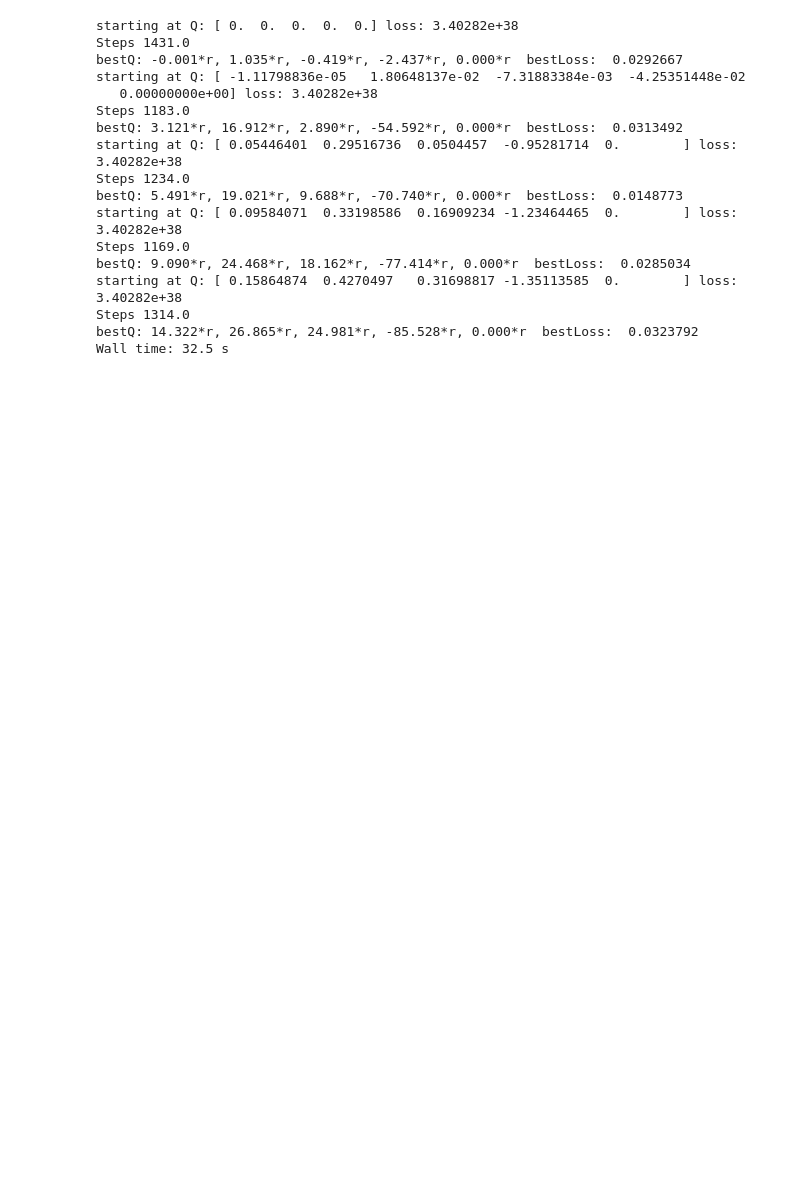
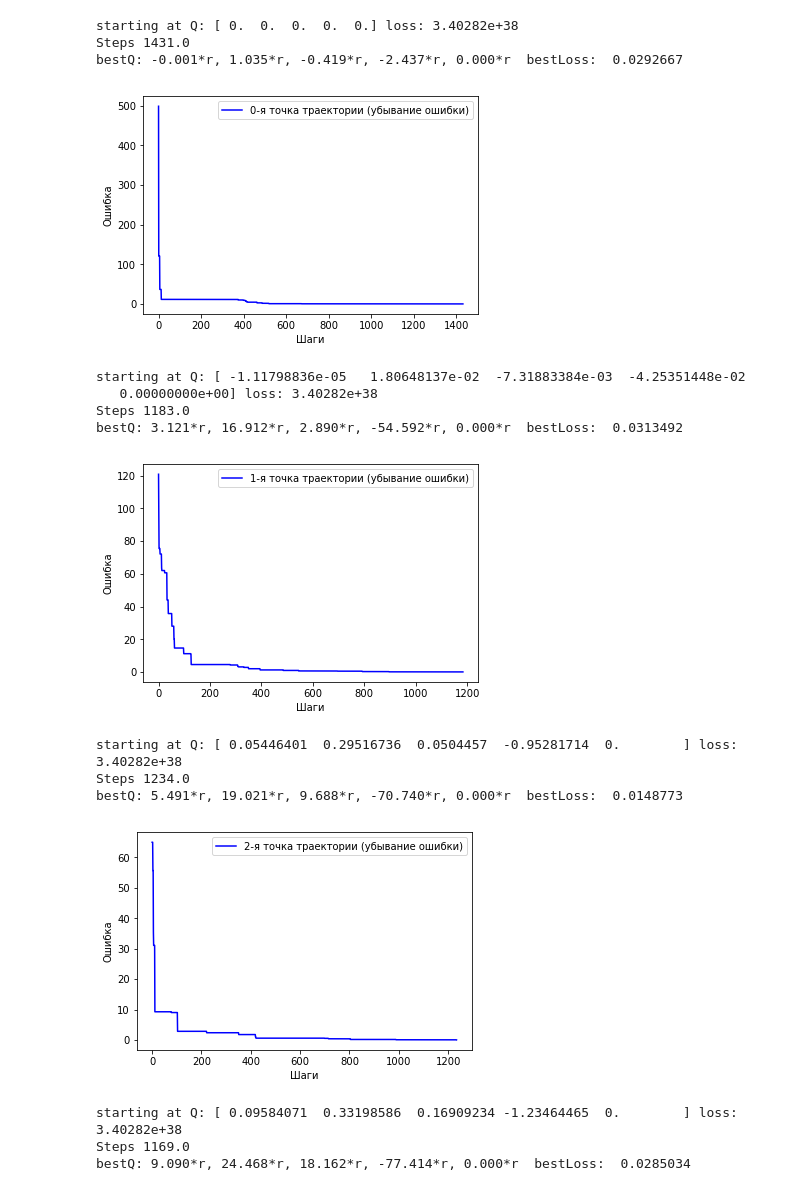
Before and after one commit to TepMex/TFRobot, a Jupyter notebook: TFRobot.ipynb, the cells around one changed output. Drawn from its saved outputs; the diff is of its cells as text; code cells hidden in the pictures; blank space fills up the shorter version.

```diff
--- a/TFRobot.ipynb
+++ b/TFRobot.ipynb
@@ -137,6 +137,7 @@ global_step = tf.Variable(0.0, trainable=False, name="global_step")
 epoch = tf.Variable(1, trainable=True, dtype=tf.int32, name="epoch")
 
 new_epoch = tf.assign(epoch, epoch+1)
+reset_epoch = tf.assign(epoch, 1)
 
 initial_learning_rate = 0.25
 starter_learning_rate = tf.train.exponential_decay(initial_learning_rate, epoch,
@@ -193,15 +194,20 @@ STEPS_IN_EPOCH = 2000
 MAX_EPOCHS = 20
 DECAY_PRECISION = 0.0009
 
-traceX = []
-traceY = []
+
 traceLoss = []
 
 with tf.Session() as session:
     session.run(model)
+    i=0
     for t in trajectory:
+        traceX = []
+        traceY = []
+
         session.run(next_target,feed_dict={targetPlace:t})
+
         print("starting at", "Q:", session.run(Q0), "loss:", session.run(best_loss))
+
         while session.run(best_loss) >= 0.04:
             step = session.run(global_step)
             e = session.run(epoch)
@@ -213,51 +219,52 @@ with tf.Session() as session:
             if step > STEPS_IN_EPOCH:
                 if session.run(epoch) >= MAX_EPOCHS:
                     break
 
                 session.run(new_epoch)
                 session.run(reset_step)
             traceX.append(curStep)
             traceY.append(session.run(best_loss))
             traceLoss.append(session.run(loss))
     #         if(step % 50 == 0):
     #             print("epoch", session.run(epoch), "step", curStep, "decay:", decay, "loss:",
     #                   session.run(best_loss), "penalty: ", session.run(penalty))
 
         print("Steps",curStep)
         session.run(nextQ)
         session.run(reset_step)
+        session.run(reset_epoch)
 
         print("bestQ: %.3f*r, %.3f*r, %.3f*r, %.3f*r, %.3f*r"% tuple(session.run(best_q)/r), " bestLoss: ", session.run(best_loss))
         session.run(best_loss_init)
 #         mpl.rcParams['legend.fontsize'] = 10
 
-#         fig = plt.figure()
-#         ax = fig.gca()
+        fig = plt.figure()
+        ax = fig.gca()
 
-#         ax.plot(traceX[:STEPS_IN_EPOCH], traceY[:STEPS_IN_EPOCH], color="green")
+        ax.plot(traceX, traceY, color="blue")
 #         ax.plot(traceX[STEPS_IN_EPOCH:], traceY[STEPS_IN_EPOCH:], color="red")
 #         ax.plot(traceX,traceLoss, color="blue", lw=0.2)
 
-#         ax.set_xlabel("Шаги")
-#         ax.set_ylabel("Ошибка")
-#         ax.legend(["Первая эпоха", "Остальные эпохи", "Текущая ошибка"])
+        ax.set_xlabel("Шаги")
+        ax.set_ylabel("Ошибка")
+        ax.legend(["%i-я точка траектории (убывание ошибки)" % i])
 
-#         plt.show()
+        plt.show()
+        i = i + 1
 # %% [output]
 starting at Q: [ 0.  0.  0.  0.  0.] loss: 3.40282e+38
 Steps 1431.0
 bestQ: -0.001*r, 1.035*r, -0.419*r, -2.437*r, 0.000*r  bestLoss:  0.0292667
-starting at Q: [ -1.11798836e-05   1.80648137e-02  -7.31883384e-03  -4.25351448e-02
-   0.00000000e+00] loss: 3.40282e+38
-Steps 1183.0
-bestQ: 3.121*r, 16.912*r, 2.890*r, -54.592*r, 0.000*r  bestLoss:  0.0313492
-starting at Q: [ 0.05446401  0.29516736  0.0504457  -0.95281714  0.        ] loss: 3.40282e+38
-Steps 1234.0
-bestQ: 5.491*r, 19.021*r, 9.688*r, -70.740*r, 0.000*r  bestLoss:  0.0148773
-starting at Q: [ 0.09584071  0.33198586  0.16909234 -1.23464465  0.        ] loss: 3.40282e+38
-Steps 1169.0
-bestQ: 9.090*r, 24.468*r, 18.162*r, -77.414*r, 0.000*r  bestLoss:  0.0285034
-starting at Q: [ 0.15864874  0.4270497   0.31698817 -1.35113585  0.        ] loss: 3.40282e+38
-Steps 1314.0
-bestQ: 14.322*r, 26.865*r, 24.981*r, -85.528*r, 0.000*r  bestLoss:  0.0323792
-Wall time: 32.5 s
+[figure, added]
+starting at Q: [ -1.11798836e-05   1.80648137e-02  -7.31883384e-03  -4.25351448e-02
+   0.00000000e+00] loss: 3.40282e+38
+Steps 1183.0
+bestQ: 3.121*r, 16.912*r, 2.890*r, -54.592*r, 0.000*r  bestLoss:  0.0313492
+[figure, added]
+starting at Q: [ 0.05446401  0.29516736  0.0504457  -0.95281714  0.        ] loss: 3.40282e+38
+Steps 1234.0
+bestQ: 5.491*r, 19.021*r, 9.688*r, -70.740*r, 0.000*r  bestLoss:  0.0148773
+[figure, added]
+starting at Q: [ 0.09584071  0.33198586  0.16909234 -1.23464465  0.        ] loss: 3.40282e+38
+Steps 1169.0
+bestQ: 9.090*r, 24.468*r, 18.162*r, -77.414*r, 0.000*r  bestLoss:  0.0285034
```
Also changed, not shown: parts of 1 cell of this notebook.
